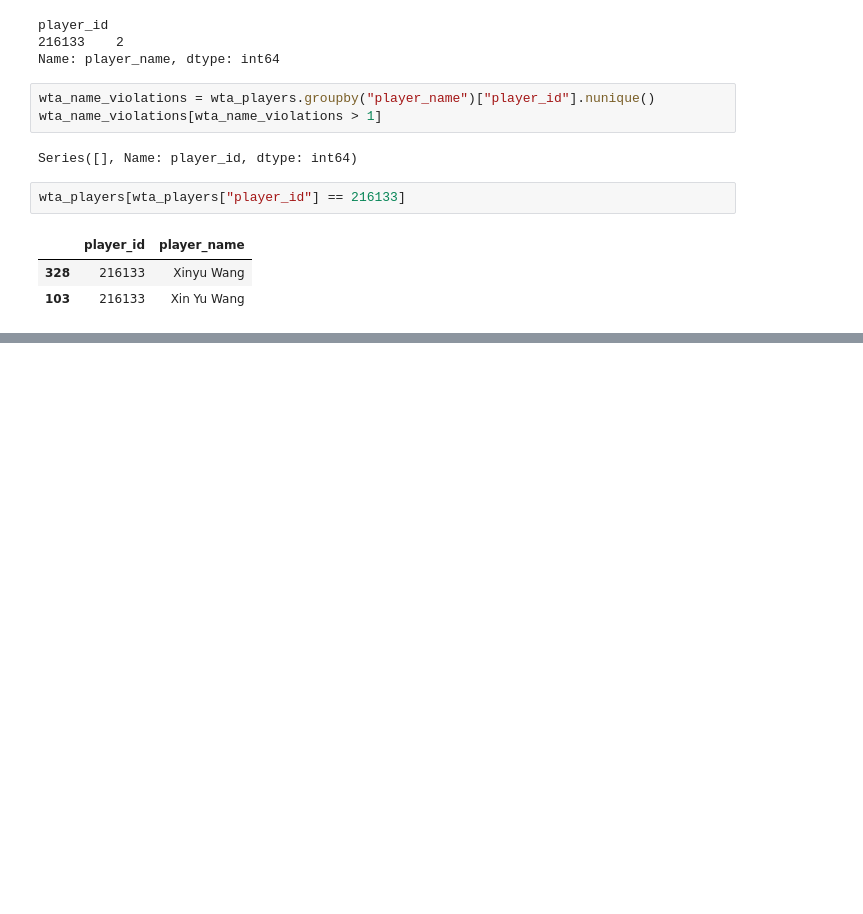
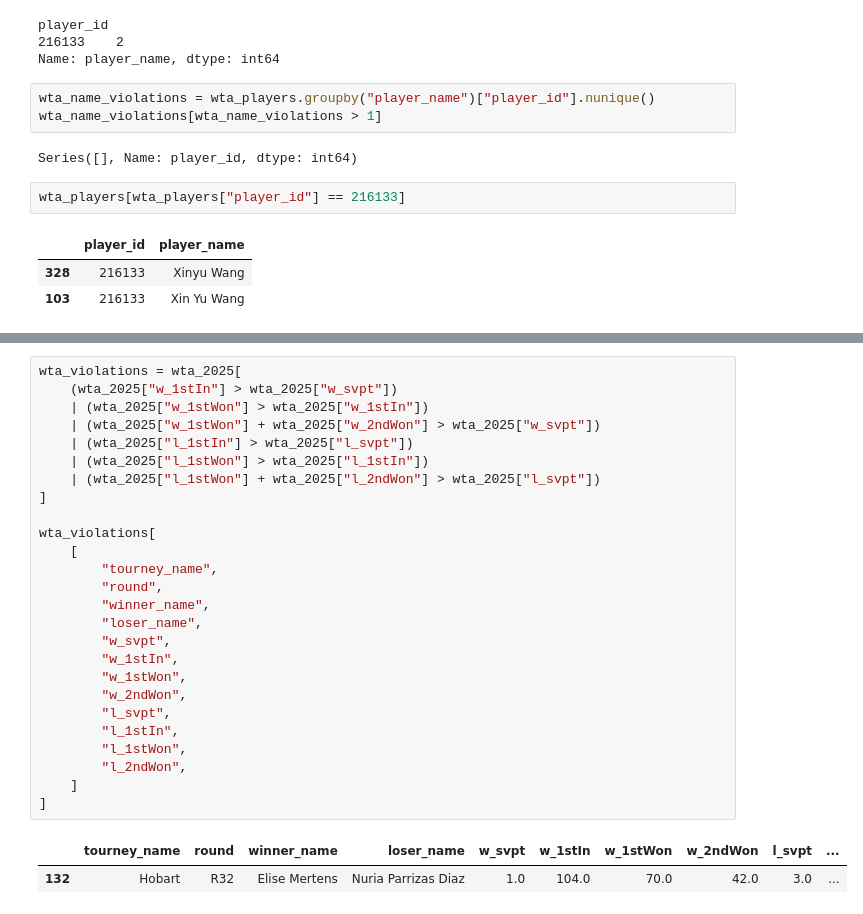
Before and after one commit to anajbellini/DataDeuce, a Jupyter notebook: analysis/source_profiling.ipynb, the cells around one changed output, grey strips where cells are left out. Cells and saved outputs as stored; diff of their text form; blank space fills up the shorter version.

```diff
--- a/analysis/source_profiling.ipynb
+++ b/analysis/source_profiling.ipynb
@@ -646,0 +688,29 @@ wta_players[wta_players["player_id"] == 216133]
+# %%
+wta_violations = wta_2025[
+    (wta_2025["w_1stIn"] > wta_2025["w_svpt"])
+    | (wta_2025["w_1stWon"] > wta_2025["w_1stIn"])
+    | (wta_2025["w_1stWon"] + wta_2025["w_2ndWon"] > wta_2025["w_svpt"])
+    | (wta_2025["l_1stIn"] > wta_2025["l_svpt"])
+    | (wta_2025["l_1stWon"] > wta_2025["l_1stIn"])
+    | (wta_2025["l_1stWon"] + wta_2025["l_2ndWon"] > wta_2025["l_svpt"])
+]
+
+wta_violations[
+    [
+        "tourney_name",
+        "round",
+        "winner_name",
+        "loser_name",
+        "w_svpt",
+        "w_1stIn",
+        "w_1stWon",
+        "w_2ndWon",
+        "l_svpt",
+        "l_1stIn",
+        "l_1stWon",
+        "l_2ndWon",
+    ]
+]
+# %% [output]
+|  | tourney_name | round | winner_name | loser_name | w_svpt | w_1stIn | w_1stWon | w_2ndWon | l_svpt | ... |
+| 132 | Hobart | R32 | Elise Mertens | Nuria Parrizas Diaz | 1.0 | 104.0 | 70.0 | 42.0 | 3.0 | ... |
```
Also changed, not shown: parts of 3 cells of this notebook.
